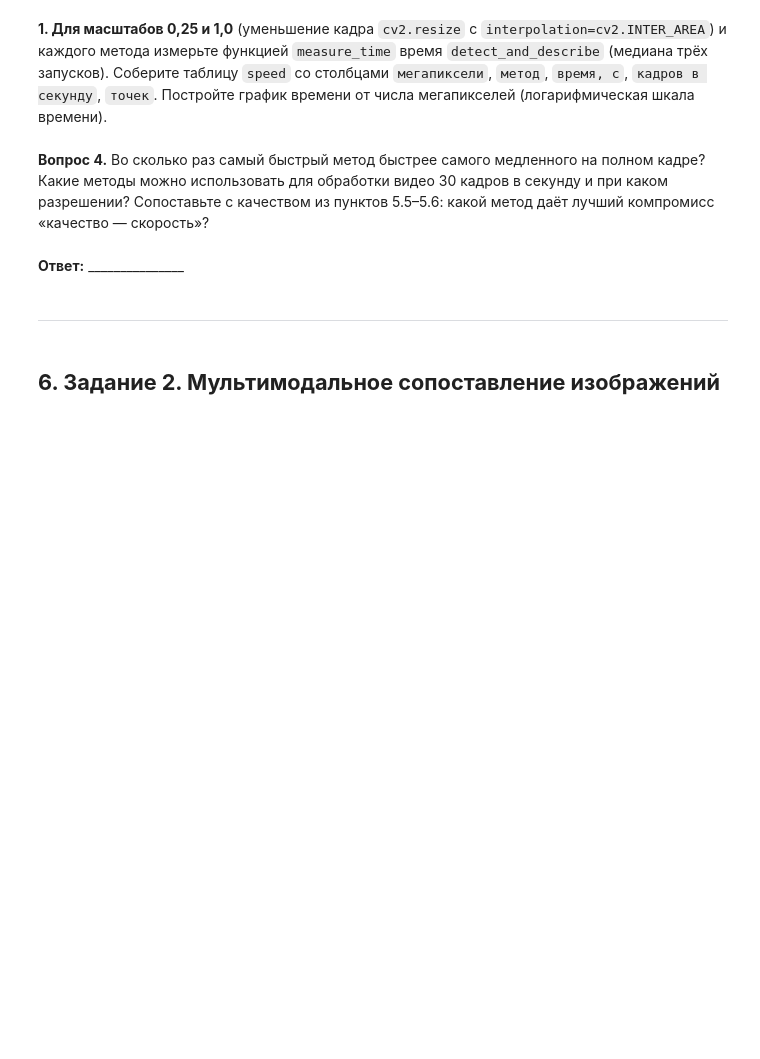
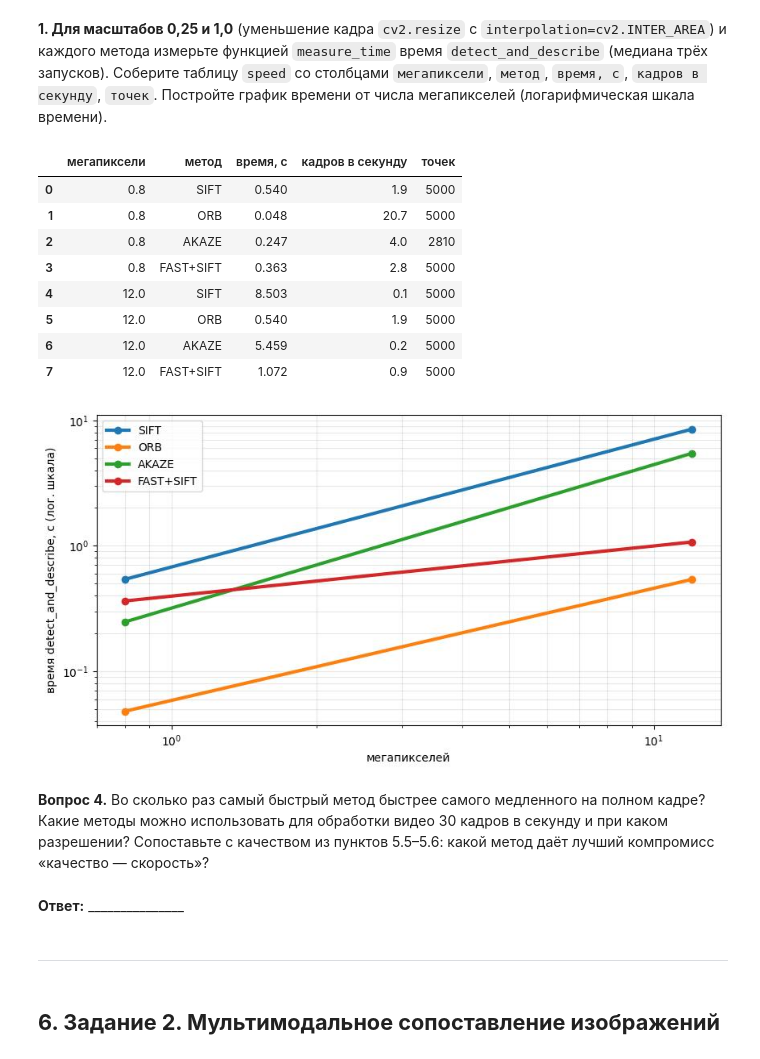
Before and after one commit to DanisStepanov/image_processing, a Jupyter notebook: Проектная_работа_№5_Анализ_и_сравнение_детекторов_ключевых_точек_и_дескрипторов_в_OpenCV.ipynb, the cells around one changed output. Cells and saved outputs as stored; diff of their text form; code cells hidden in the pictures; blank space fills up the shorter version.

```diff
--- a/Проектная_работа_№5_Анализ_и_сравнение_детекторов_ключевых_точек_и_дескрипторов_в_OpenCV.ipynb
+++ b/Проектная_работа_№5_Анализ_и_сравнение_детекторов_ключевых_точек_и_дескрипторов_в_OpenCV.ipynb
@@ -317,6 +550,38 @@ print(frame_gray.shape)
 #     ...  # уменьшить кадр, для каждого метода measure_time(detect_and_describe, img, name)
 # speed = pd.DataFrame(rows)
 # График: время от числа мегапикселей, логарифмическая шкала времени
+# %%
+rows = []
+for scale in [0.25, 1.0]:
+    img = cv2.resize(frame_gray, None, fx=scale, fy=scale, interpolation=cv2.INTER_AREA)
+    megapixels = img.shape[0] * img.shape[1] / 1e6
+    for name in METHOD_NAMES:
+        (kps, des), elapsed = measure_time(detect_and_describe, img, name)
+        rows.append({'мегапиксели': round(megapixels, 1), 'метод': name,
+                     'время, с': round(elapsed, 3), 'кадров в секунду': round(1 / elapsed, 1),
+                     'точек': len(kps)})
+speed = pd.DataFrame(rows)
+display(speed)
+
+fig, ax = plt.subplots(figsize=(10, 5))
+for name in METHOD_NAMES:
+    part = speed[speed['метод'] == name]
+    ax.plot(part['мегапиксели'], part['время, с'], 'o-', color=COLORS[name], linewidth=3, label=name)
+ax.set_xscale('log'); ax.set_yscale('log')
+ax.set_xlabel('мегапикселей'); ax.set_ylabel('время detect_and_describe, с (лог. шкала)')
+ax.grid(True, which='both', alpha=0.3); ax.legend()
+plt.show()
+# %% [output]
+|  | мегапиксели | метод | время, с | кадров в секунду | точек |
+| 0 | 0.8 | SIFT | 0.540 | 1.9 | 5000 |
+| 1 | 0.8 | ORB | 0.048 | 20.7 | 5000 |
+| 2 | 0.8 | AKAZE | 0.247 | 4.0 | 2810 |
+| 3 | 0.8 | FAST+SIFT | 0.363 | 2.8 | 5000 |
+| 4 | 12.0 | SIFT | 8.503 | 0.1 | 5000 |
+| 5 | 12.0 | ORB | 0.540 | 1.9 | 5000 |
+| 6 | 12.0 | AKAZE | 5.459 | 0.2 | 5000 |
+| 7 | 12.0 | FAST+SIFT | 1.072 | 0.9 | 5000 |
+[figure, added]
 # %% [markdown]
 **Вопрос 4.** Во сколько раз самый быстрый метод быстрее самого медленного на полном кадре? Какие методы можно использовать для обработки видео 30 кадров в секунду и при каком разрешении? Сопоставьте с качеством из пунктов 5.5–5.6: какой метод даёт лучший компромисс «качество — скорость»?
 # %% [markdown]
```
Also changed, not shown: parts of 21 cells of this notebook.
